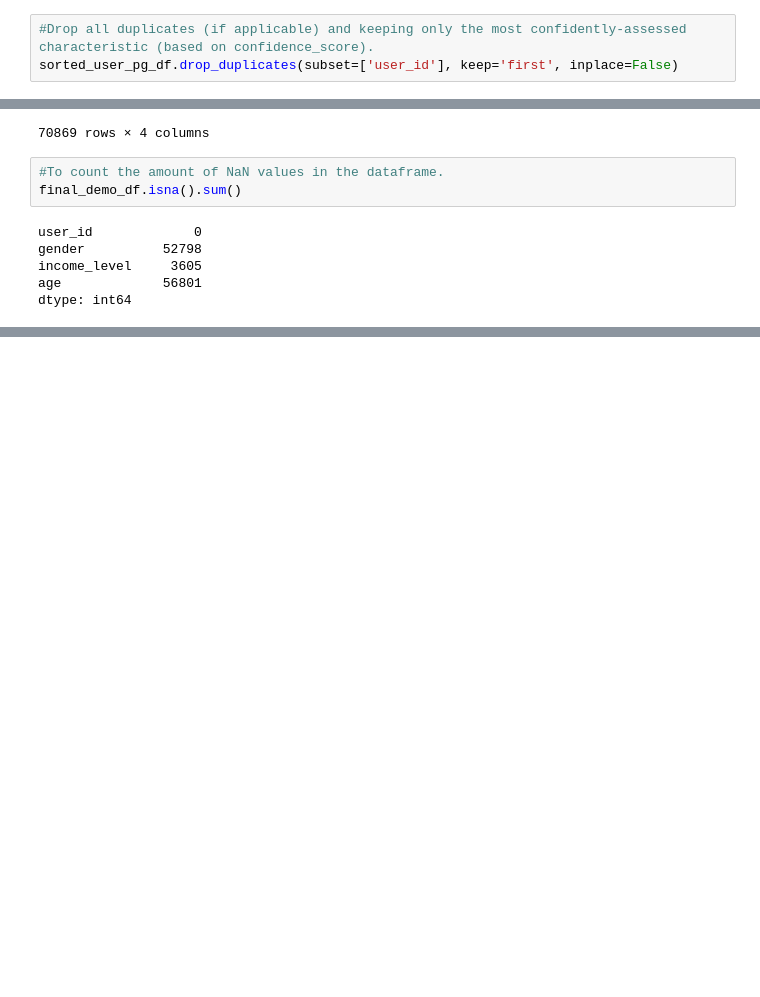
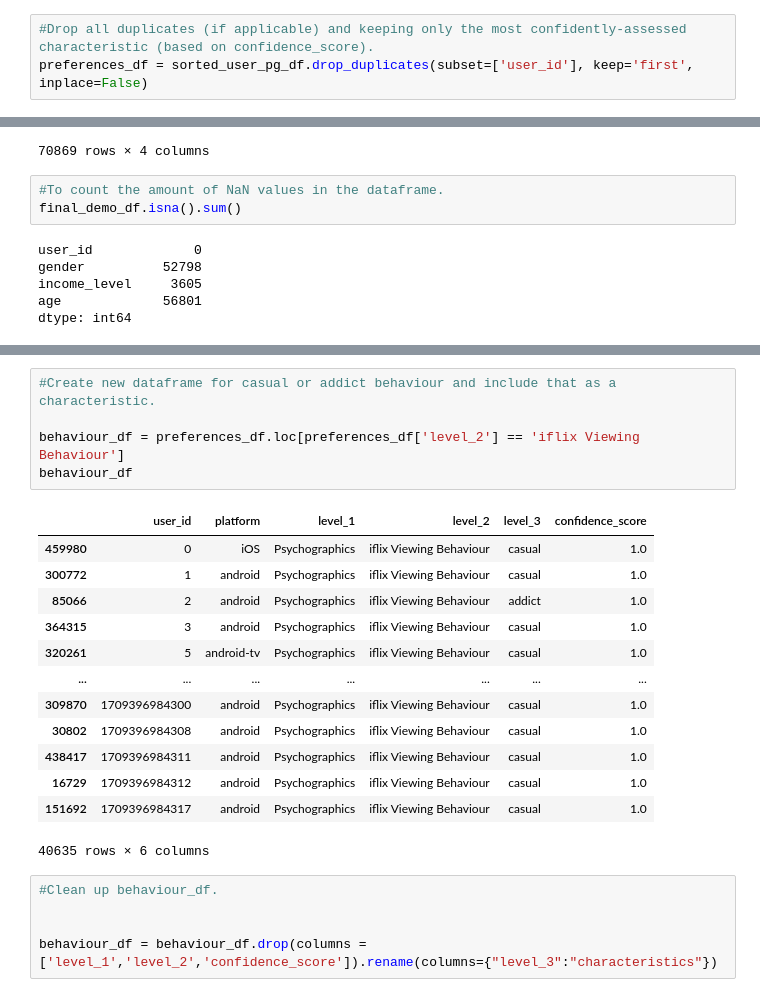
Before and after one commit to sng-11/final_project, a Jupyter notebook: cleaning.ipynb, the cells around one changed output, grey strips where cells are left out. Drawn from its saved outputs; the diff is of its cells as text; blank space fills up the shorter version.

Commit message:
update cleaning jupyter notebook file

```diff
--- a/cleaning.ipynb
+++ b/cleaning.ipynb
@@ -231,4 +240,4 @@ sorted_user_pg_df
 475089 rows × 6 columns
 # %%
 #Drop all duplicates (if applicable) and keeping only the most confidently-assessed characteristic (based on confidence_score).
-sorted_user_pg_df.drop_duplicates(subset=['user_id'], keep='first', inplace=False)
+preferences_df = sorted_user_pg_df.drop_duplicates(subset=['user_id'], keep='first', inplace=False)
@@ -526,0 +555,24 @@ final_demo_df.to_csv('final_demographics.csv')
+# %%
+#Create new dataframe for casual or addict behaviour and include that as a characteristic.
+
+behaviour_df = preferences_df.loc[preferences_df['level_2'] == 'iflix Viewing Behaviour']
+behaviour_df
+# %% [output]
+|  | user_id | platform | level_1 | level_2 | level_3 | confidence_score |
+| 459980 | 0 | iOS | Psychographics | iflix Viewing Behaviour | casual | 1.0 |
+| 300772 | 1 | android | Psychographics | iflix Viewing Behaviour | casual | 1.0 |
+| 85066 | 2 | android | Psychographics | iflix Viewing Behaviour | addict | 1.0 |
+| 364315 | 3 | android | Psychographics | iflix Viewing Behaviour | casual | 1.0 |
+| 320261 | 5 | android-tv | Psychographics | iflix Viewing Behaviour | casual | 1.0 |
+| ... | ... | ... | ... | ... | ... | ... |
+| 309870 | 1709396984300 | android | Psychographics | iflix Viewing Behaviour | casual | 1.0 |
+| 30802 | 1709396984308 | android | Psychographics | iflix Viewing Behaviour | casual | 1.0 |
+| 438417 | 1709396984311 | android | Psychographics | iflix Viewing Behaviour | casual | 1.0 |
+| 16729 | 1709396984312 | android | Psychographics | iflix Viewing Behaviour | casual | 1.0 |
+| 151692 | 1709396984317 | android | Psychographics | iflix Viewing Behaviour | casual | 1.0 |
+40635 rows × 6 columns
+# %%
+#Clean up behaviour_df.
+
+
+behaviour_df = behaviour_df.drop(columns = ['level_1','level_2','confidence_score']).rename(columns={"level_3":"characteristics"})
```
Also changed, not shown: parts of 13 cells of this notebook.
